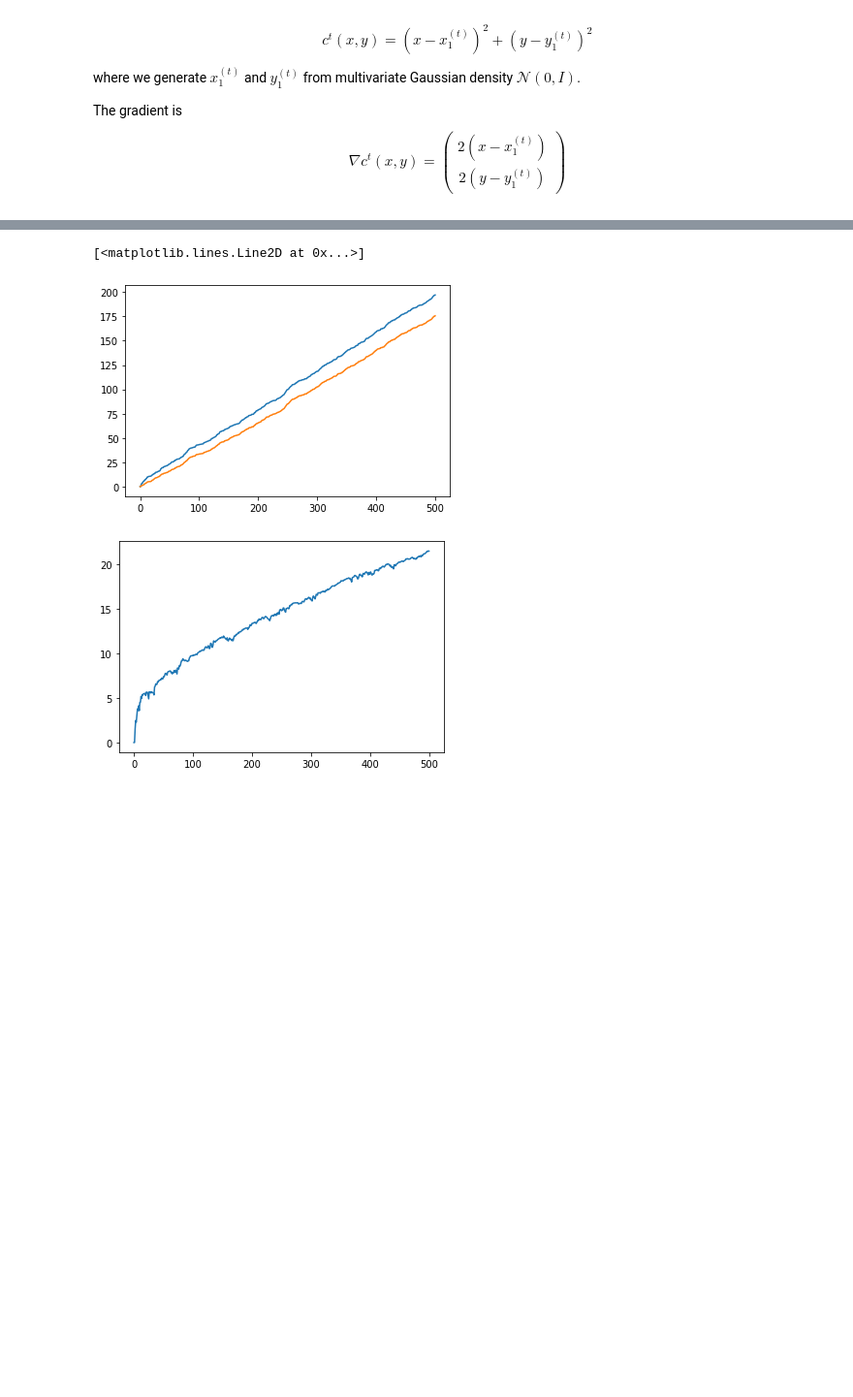
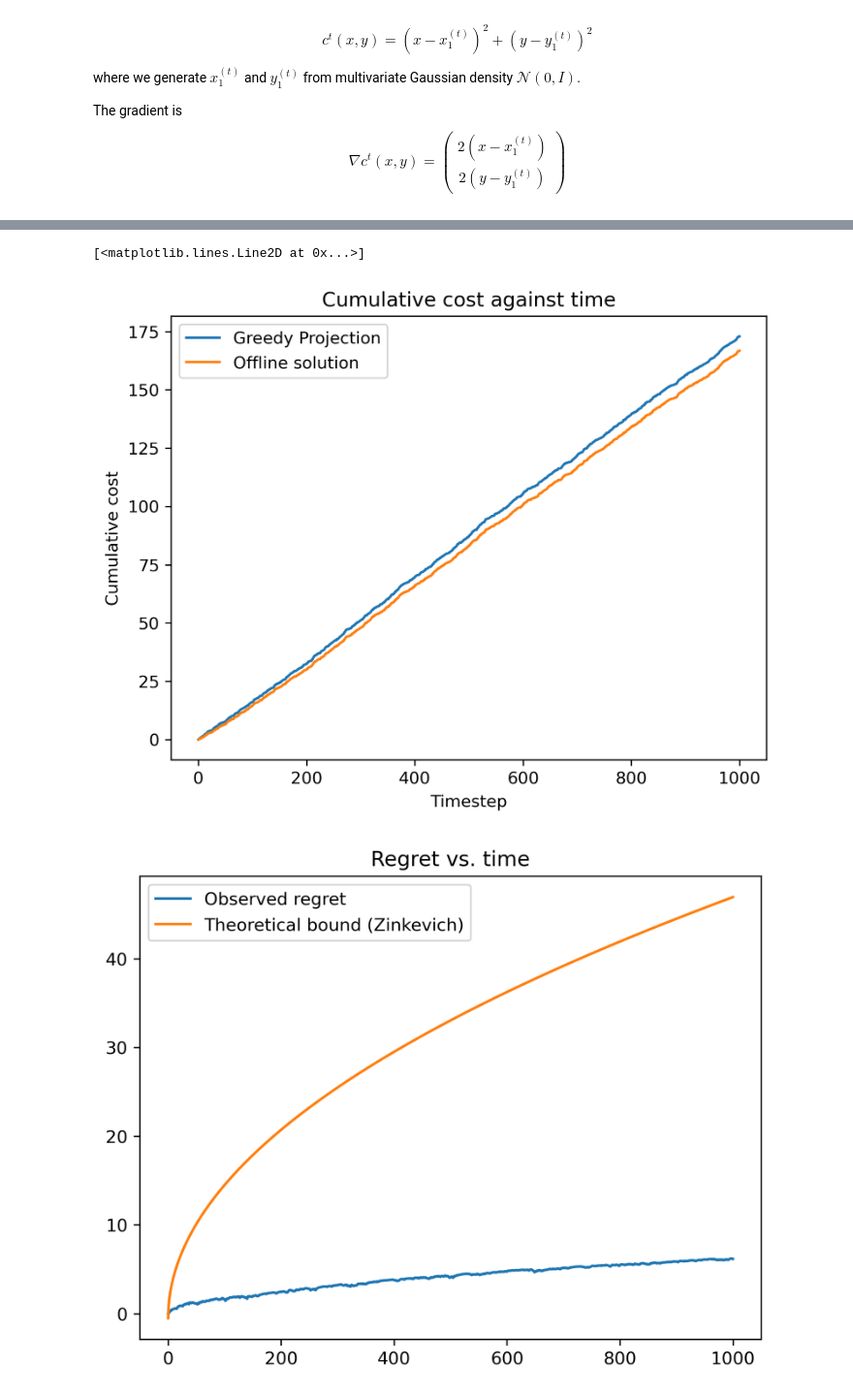
Before and after one commit to sladjkf/enee662_f2023_proj, a Jupyter notebook: greedy_projection_example.ipynb, the cells around one changed output, grey strips where cells are left out. Shown at 97% size. Saved outputs shown, nothing was run; the diff lists cells and outputs as text; code cells hidden in the pictures; blank space fills up the shorter version.

```diff
--- a/greedy_projection_example.ipynb
+++ b/greedy_projection_example.ipynb
@@ -3,6 +3,8 @@
 # %%
 import numpy as np
 import matplotlib.pyplot as plt
+import matplotlib as mpl
+mpl.rcParams['figure.dpi'] = 300
 # %% [markdown]
 ## Description of the testbed problem
 
@@ -27,14 +29,15 @@ $$
 $$
 # %%
 # generate the given series of functions
-seq_length = 500
+seq_length = 1000
 dim = 2
 samples = []
 while len(samples) <= seq_length:
-    sample = np.random.normal(scale=0.5,size=dim)
+    sample = np.random.normal(loc=0,scale=0.5,size=dim)
     if np.linalg.norm(sample) <= 1:
         samples.append(sample)
 samples = np.array(samples)
-plt.scatter(samples[:,0], samples[:,1])
+plt.title(r"Distribution of points $p_t$, T=1000")
+plt.scatter(samples[:,0], samples[:,1],alpha=0.5)
 # %% [output]
 <matplotlib.collections.PathCollection at 0x...>
@@ -43,9 +46,9 @@ plt.scatter(samples[:,0], samples[:,1])
 from scipy.optimize import minimize
 # %%
 def grad(x, center):
-    return 2*(x-center)
+    return (x-center)
 def cost(x,center):
-    return (x-center)@(x-center)
+    return 0.5*(x-center)@(x-center)
 # come up with a sequence of guesses via greedy projection
 x0 = np.array([0,0])
 x_t = [x0]
@@ -98,15 +106,31 @@ offline_x = offline_result.x
+# %%
+# stuff for the bounds
+F_norm = 1
+grad_bound = 1
+hess_bound = 2
 # %%
 rolling_costs = [sum(costs[j] for j in range(i)) for i in range(len(costs))]
 offline_costs = [cost(offline_x,center) for center in samples]
 rolling_offline_costs = [sum(offline_costs[j] for j in range(i)) for i in range(len(offline_costs))]
 
-plt.plot(rolling_costs)
-plt.plot(rolling_offline_costs)
+plt.title("Cumulative cost against time")
+plt.plot(rolling_costs,label="Greedy Projection")
+plt.plot(rolling_offline_costs, label="Offline solution")
+plt.xlabel("Timestep")
+plt.ylabel("Cumulative cost")
+plt.legend()
 plt.figure()
-plt.plot(np.array(rolling_costs)-np.array(rolling_offline_costs))
+plt.title("Regret vs. time")
+plt.plot(np.array(rolling_costs)-np.array(rolling_offline_costs), label="Observed regret")
+T = np.arange(0,len(costs))
+plt.plot(T, ((F_norm**2)/2)*np.sqrt(T) + (np.sqrt(T)-0.5)*grad_bound**2, label="Theoretical bound (Zinkevich)")
+#plt.plot(T, ((grad_bound**2))*(1+ np.log(T+1)), label="Theoretical bound (Hazan)")
+plt.legend()
+
 plt.figure()
+plt.title("Average regret vs time")
 plt.plot((np.array(rolling_costs)-np.array(rolling_offline_costs))/np.arange(1,seq_length+2))
 # %% [output]
 [<matplotlib.lines.Line2D at 0x...>]
-[figure, old version]
+[figure, new version]
-[figure, old version]
+[figure, new version]
```
Also changed, not shown: parts of 10 cells of this notebook, 2 other files.
